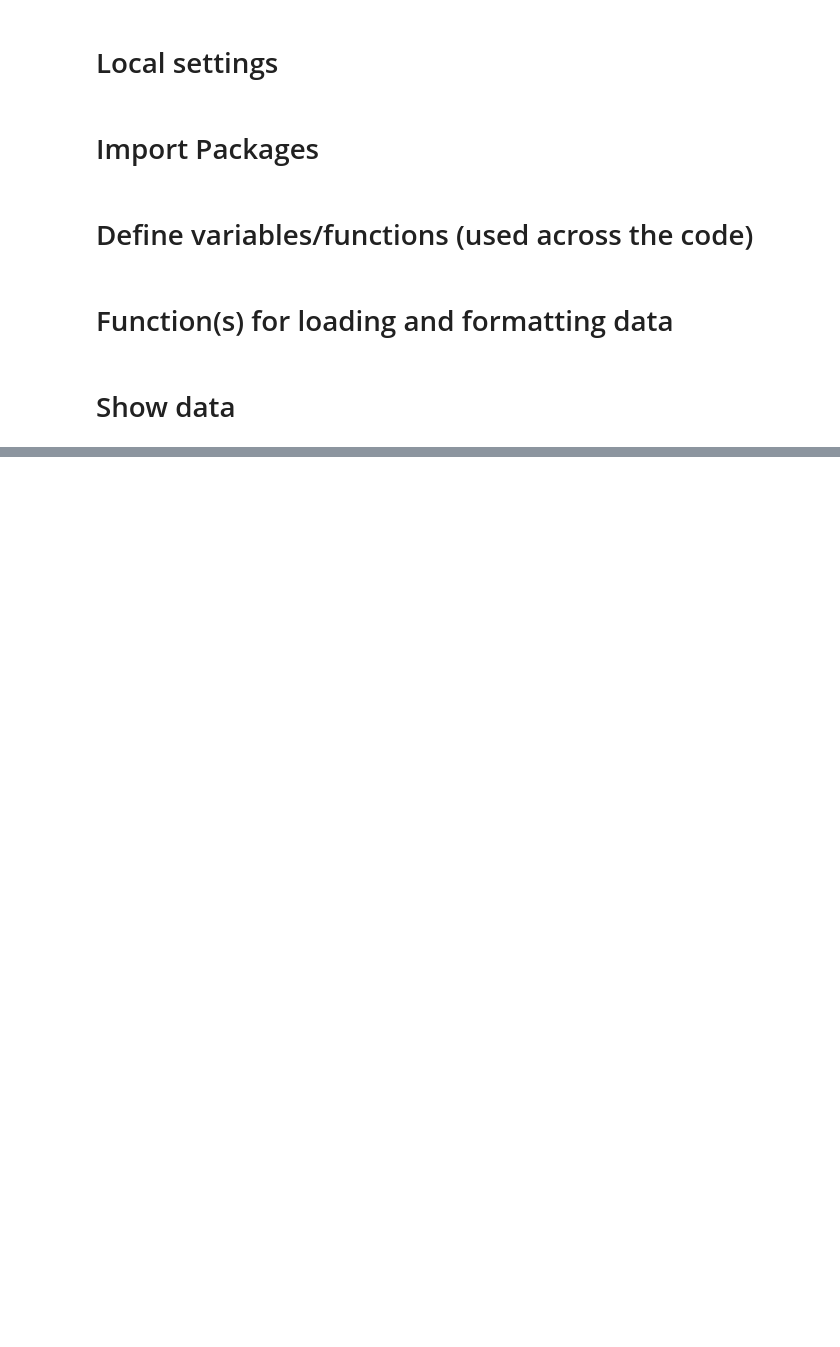
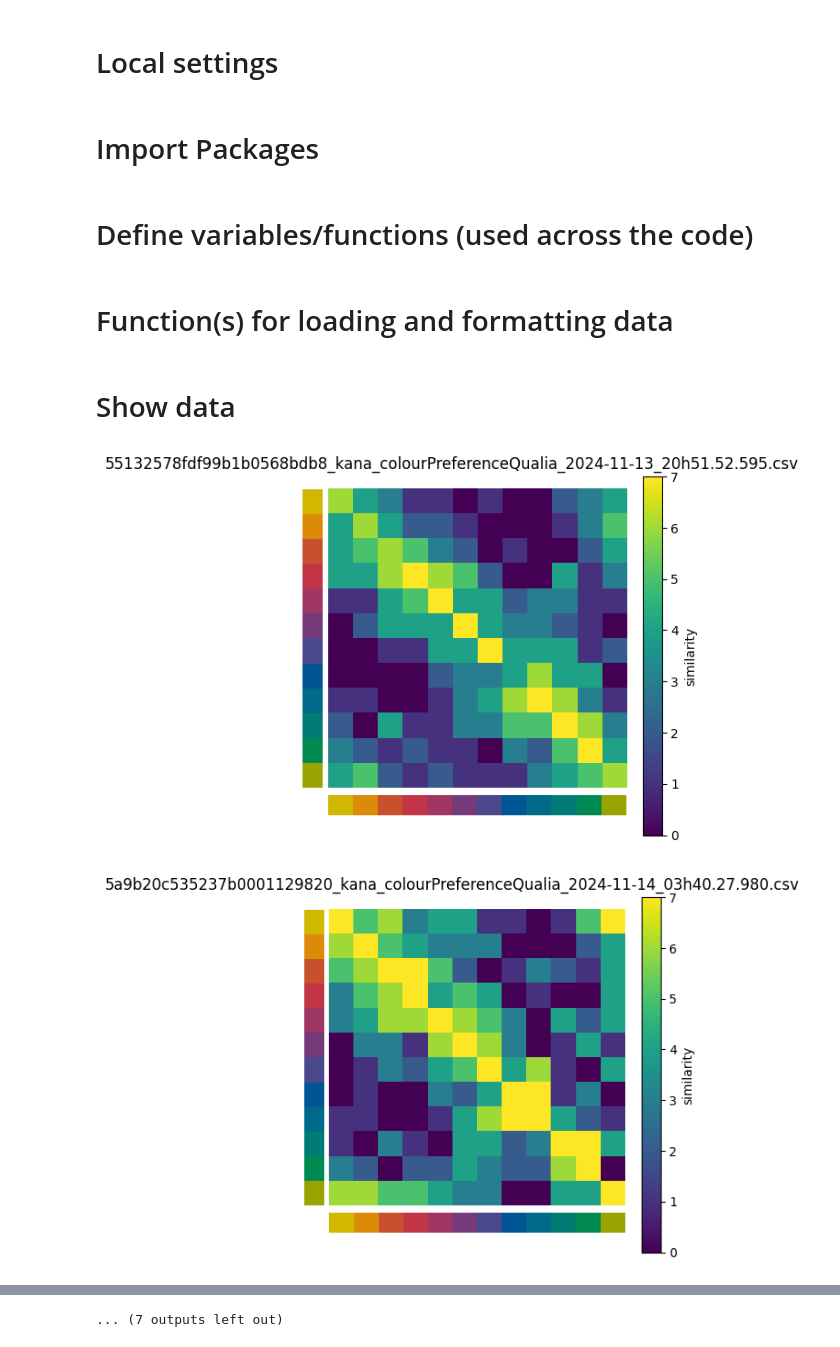
Before and after one commit to MtKana/GWOT_colorprefrencequalia, a Jupyter notebook: GWOT_2024_9_2.ipynb, the cells around one changed output, grey strips where cells are left out. Saved outputs shown, nothing was run; the diff lists cells and outputs as text; code cells hidden in the pictures; blank space fills up the shorter version.

Commit message:
add filter for similarity or preference

```diff
--- a/GWOT_2024_9_2.ipynb
+++ b/GWOT_2024_9_2.ipynb
@@ -117,3 +127,34 @@ utilityFunctions.show_heatmaps(0, 7, matrices=pMatrices, titles=["subject" + str
 
 for f in range(0, len(pFiles)):
     print("subject" + str(f) + ' ' + pFiles[f])
+# %%
+# TODO - remove section if confirmed not needed (replaced by previous section which plots all participants together in a subplot grid)
+
+for filename in os.listdir('raw_data/kana_colourpreferencequalia-master/data'):
+    if filename.endswith(".csv"):
+        filepath = os.path.join('raw_data/kana_colourpreferencequalia-master/data', filename)
+
+        # Load the CSV file
+        df = pd.read_csv(filepath)
+
+        # Filter for rows where 'response_type' is 'similarity'
+        df_similarity = df[df['response_type'] == 'similarity']
+
+        # Extract columns
+        colour1 = df_similarity['colour1']
+        colour2 = df_similarity['colour2']
+        target_preference = df_similarity['response']
+
+        # Create and fill the matrix
+        matrix_size = len(colour_index)
+        matrix = np.zeros((matrix_size, matrix_size))
+        for c1, c2, tp in zip(colour1, colour2, target_preference):
+            I = colour_index[c1]
+            j = colour_index[c2]
+            matrix[j, I] = tp
+
+        # Plot the heatmap for this file
+        utilityFunctions.show_heatmap(matrix, filename, cbar_label="similarity", color_labels=unique_colours)
+# %% [output]
+[figure, added]
+[figure, added]
@@ -120,3 +171,4 @@ for f in range(0, len(pFiles)):
+... (7 outputs left out)
 # %%
 pCorrs = []
 
```
Also changed, not shown: parts of 3 cells of this notebook.
